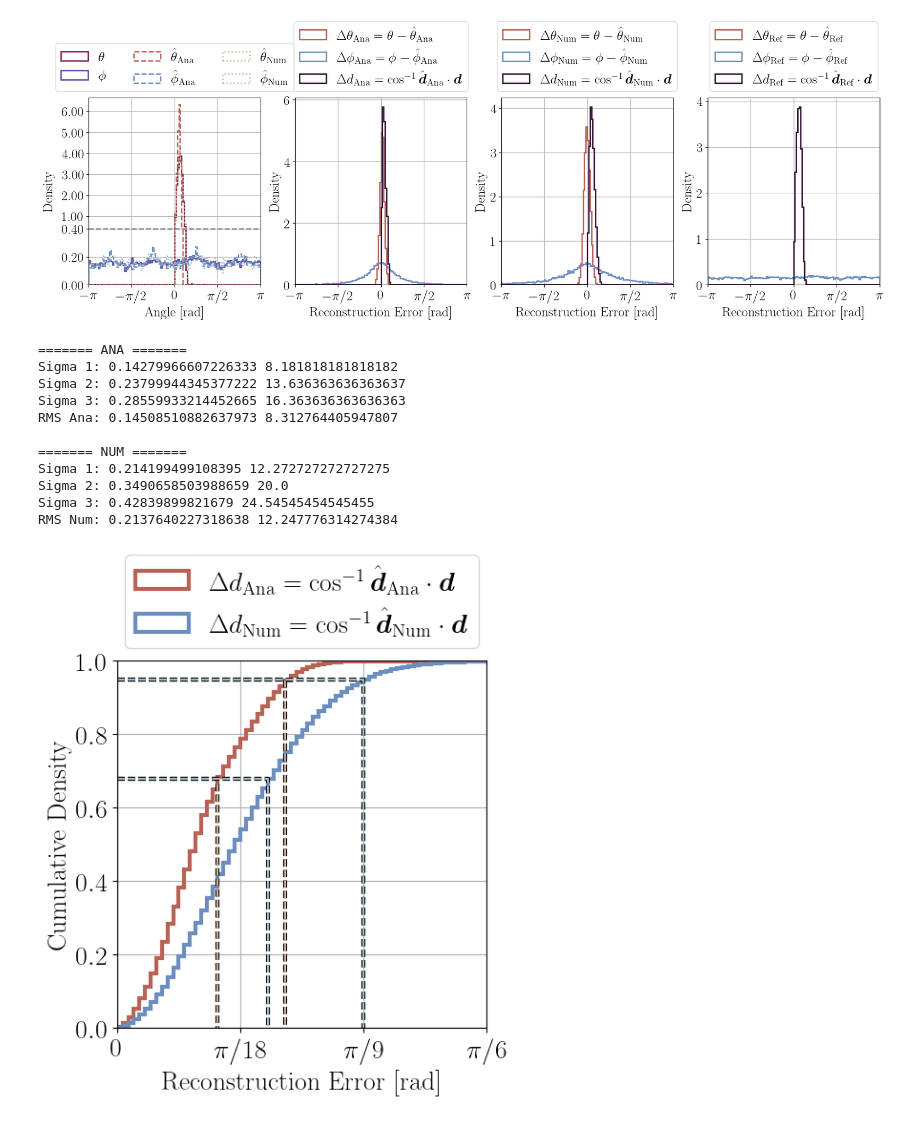
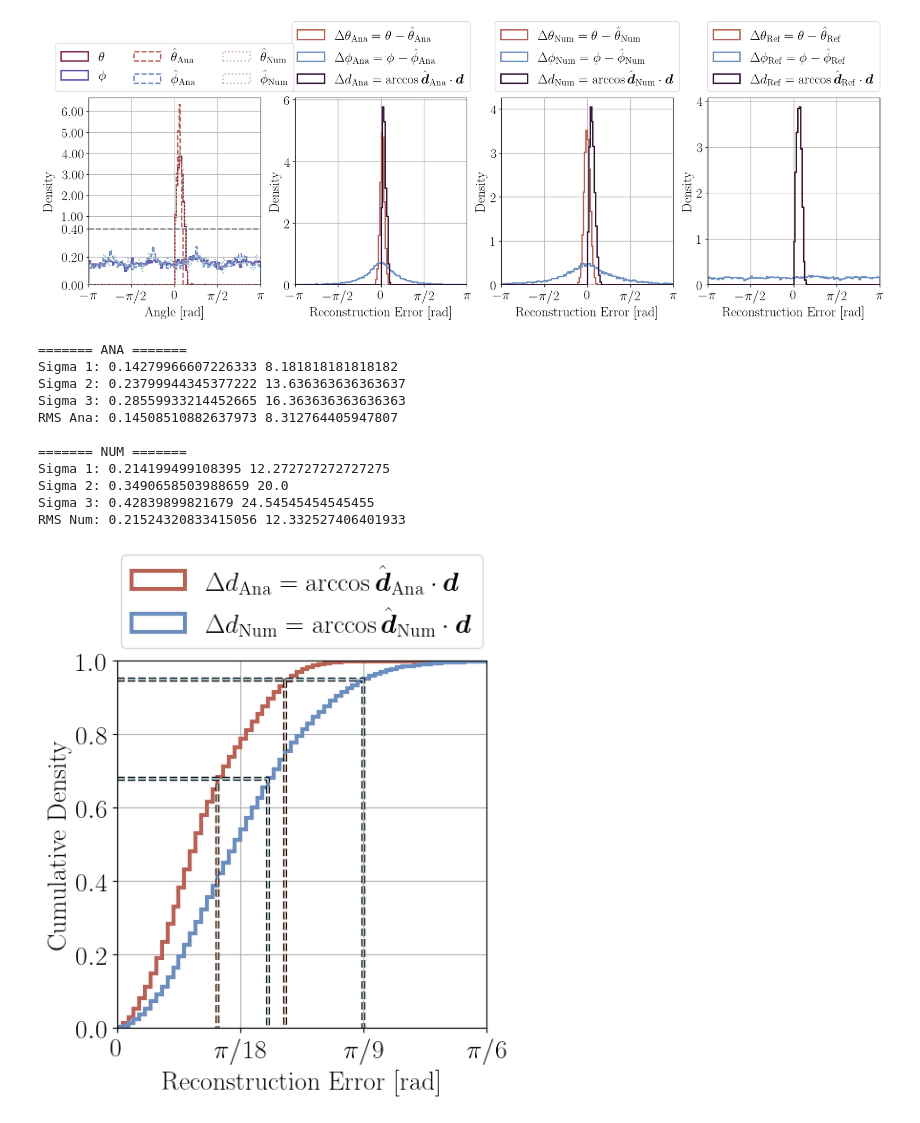
Before and after one commit to Noah-Everett/DSPS-Detector, a Jupyter notebook: analysis/directionalAnalysis_analytical.ipynb, the cells around one changed output. Saved outputs shown, nothing was run; the diff lists cells and outputs as text; code cells hidden in the pictures.

```diff
--- a/analysis/directionalAnalysis_analytical.ipynb
+++ b/analysis/directionalAnalysis_analytical.ipynb
@@ -1373,10 +1373,10 @@ error_num = angle_between_vectors(
 )
 
 bins_ana, x_ana, _ = ax.hist(error_ana, bins=bins, histtype='step', lw=lw,
-        label=r'$\abs{\Delta d}_\text{Ana}=\cos^{-1}\hat{\boldsymbol{d}}_{\text{Ana}}\cdot \boldsymbol{d}$' if abs else r'$\Delta d_\text{Ana}=\cos^{-1}\hat{\boldsymbol{d}}_{\text{Ana}}\cdot \boldsymbol{d}$',
+        label=r'$\abs{\Delta d}_\text{Ana}=\arccos\hat{\boldsymbol{d}}_{\text{Ana}}\cdot \boldsymbol{d}$' if abs else r'$\Delta d_\text{Ana}=\arccos\hat{\boldsymbol{d}}_{\text{Ana}}\cdot \boldsymbol{d}$',
         density=density, cumulative=True, color=cs[0], range=[xlim[0], xlim[1]+0.1])
 bins_num, x_num, _ = ax.hist(error_num, bins=bins, histtype='step', lw=lw,
-        label=r'$\abs{\Delta d}_\text{Num}=\cos^{-1}\hat{\boldsymbol{d}}_{\text{Num}}\cdot \boldsymbol{d}$' if abs else r'$\Delta d_\text{Num}=\cos^{-1}\hat{\boldsymbol{d}}_{\text{Num}}\cdot \boldsymbol{d}$',
+        label=r'$\abs{\Delta d}_\text{Num}=\arccos\hat{\boldsymbol{d}}_{\text{Num}}\cdot \boldsymbol{d}$' if abs else r'$\Delta d_\text{Num}=\arccos\hat{\boldsymbol{d}}_{\text{Num}}\cdot \boldsymbol{d}$',
         density=density, cumulative=True, color=cs[1], range=[xlim[0], xlim[1]+0.1])
 
 sigma_1_ind_ana = np.argmin(np.abs(bins_ana - 0.68))
@@ -1407,35 +1407,35 @@ ax.plot([0, x_ana[sigma_2_ind_ana], x_ana[sigma_2_ind_ana]], [0.95, 0.95, 0], 'r
 
 ax.plot([0, x_num[sigma_1_ind_num], x_num[sigma_1_ind_num]], [0.68, 0.68, 0], 'b--', color=cs1[1], path_effects=[pe.Stroke(linewidth=3, foreground='k'), pe.Normal()])
 ax.plot([0, x_num[sigma_2_ind_num], x_num[sigma_2_ind_num]], [0.95, 0.95, 0], 'b--', color=cs1[1], path_effects=[pe.Stroke(linewidth=3, foreground='k'), pe.Normal()])
 # ax.plot([0, x_num[sigma_3_ind_num], x_num[sigma_3_ind_num]], [0.99, 0.99, 0], 'b--', lw=lw, color=cs[1], path_effects=[pe.Stroke(linewidth=3, foreground='k'), pe.Normal()])
 
 ax.legend(loc='lower center', bbox_to_anchor=(0.5, 1.0))
 ax.set_xlabel('Reconstruction Error [rad]')
 ax.set_ylabel('Cumulative Density' if density else 'Counts')
 ax.set_xlim(xlim)
 ax.set_ylim(0, 1)
 # ax.set_xticks(np.linspace(0, np.pi/4, 5))
 # ax.set_xticklabels([r'$0$', r'$\pi/16$', r'$\pi/8$', r'$3\pi/16$', r'$\pi/4$'])
 ax.set_xticks(np.linspace(0, np.pi/6, 4))
 ax.set_xticklabels([r'$0$', r'$\pi/18$', r'$\pi/9$', r'$\pi/6$'])
 # ax.set_yscale('log')
 ax.grid()
 
 fig.savefig('../figures/direction_error.pdf', bbox_inches='tight')
 plt.show()
 # %% [output]
 ======= ANA =======
 Sigma 1: 0.14279966607226333 8.181818181818182
 Sigma 2: 0.23799944345377222 13.636363636363637
 Sigma 3: 0.28559933214452665 16.363636363636363
 RMS Ana: 0.14508510882637973 8.312764405947807
 
 ======= NUM =======
 Sigma 1: 0.214199499108395 12.272727272727275
 Sigma 2: 0.3490658503988659 20.0
 Sigma 3: 0.42839899821679 24.54545454545455
-RMS Num: 0.2137640227318638 12.247776314274384
+RMS Num: 0.21524320833415056 12.332527406401933
-[figure, old version]
+[figure, new version]
 # %%
 nBins = 125
 lw = 2
```
Also changed, not shown: parts of 6 cells of this notebook, 13 other files.
